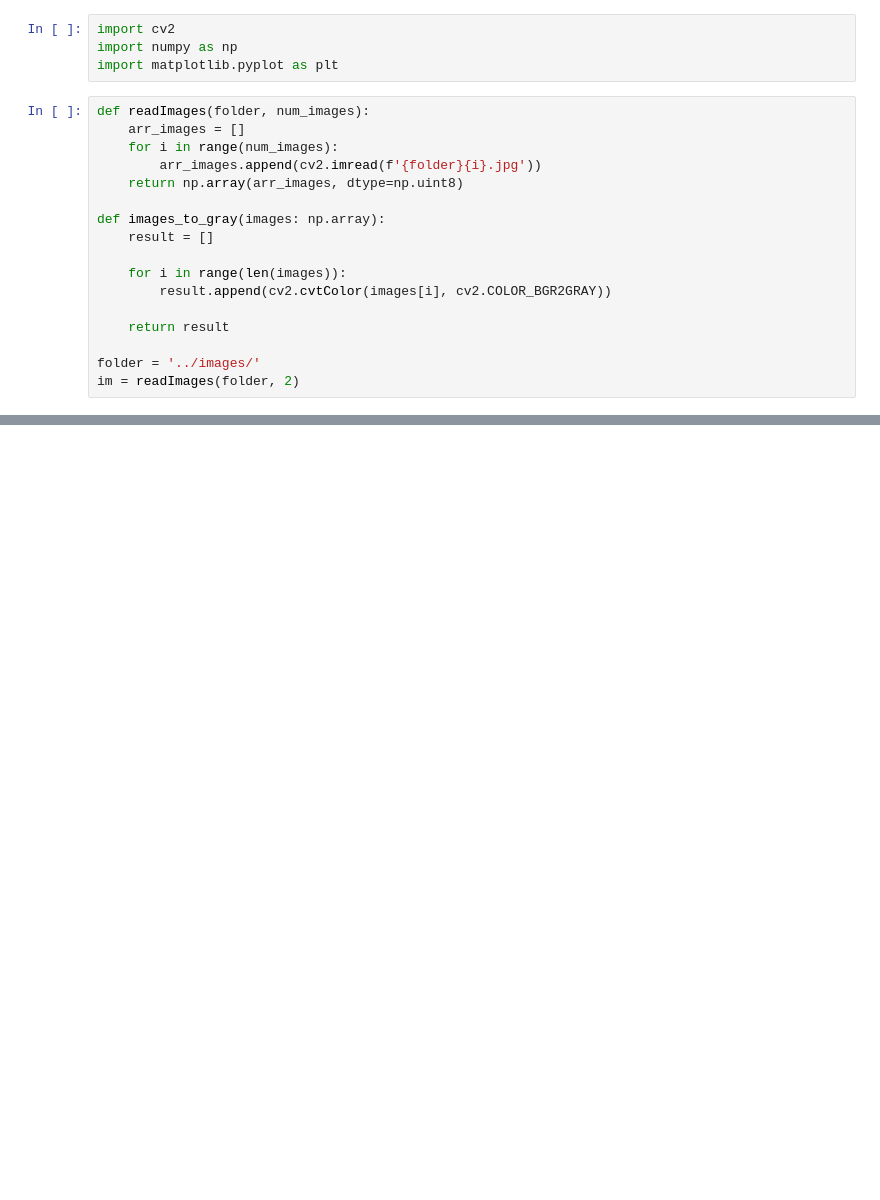
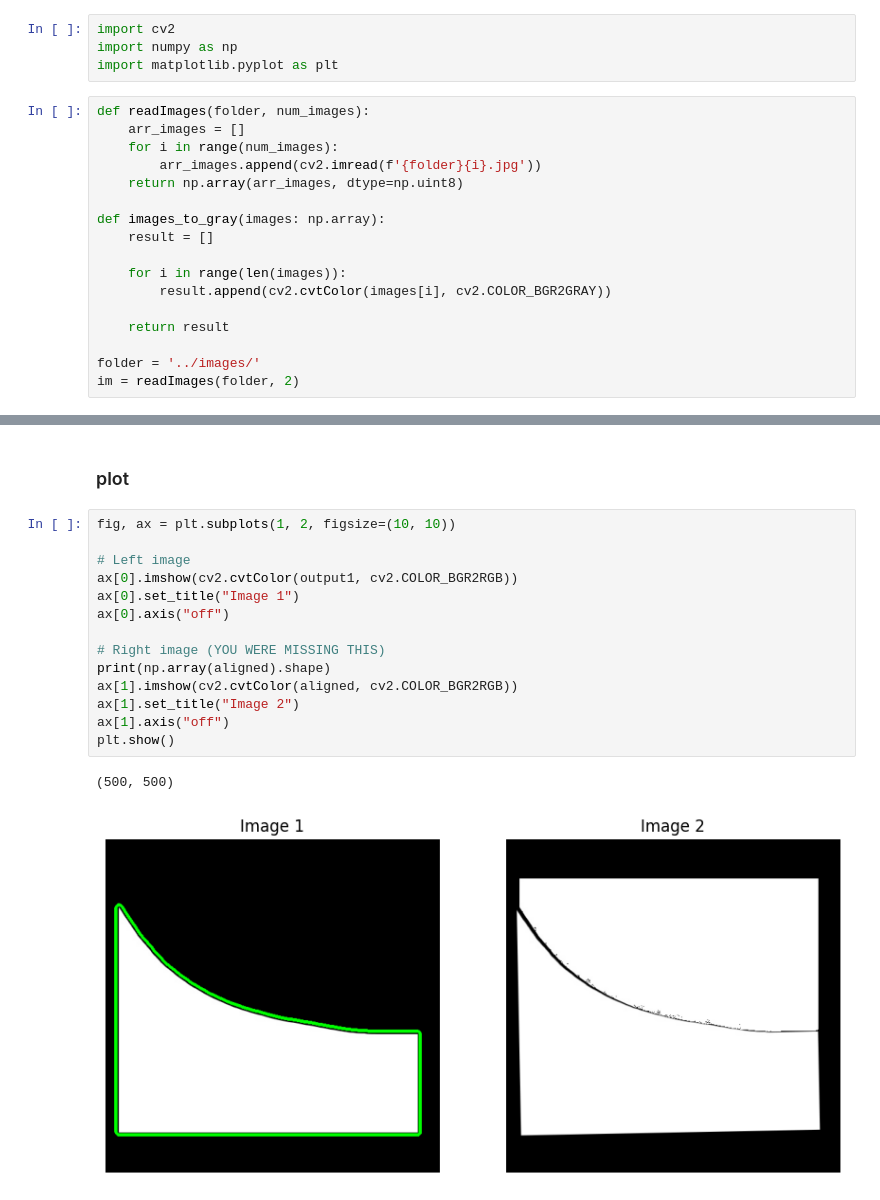
Before and after one commit to batabutter/CMSC426-Final-Project, a Jupyter notebook: notebooks/test.ipynb, the cells around one changed output, grey strips where cells are left out. Cells and saved outputs as stored; diff of their text form; blank space fills up the shorter version.

```diff
--- a/notebooks/test.ipynb
+++ b/notebooks/test.ipynb
@@ -93,0 +384,19 @@ plt.show()
+# %% [markdown]
+### plot
+# %%
+fig, ax = plt.subplots(1, 2, figsize=(10, 10))
+
+# Left image
+ax[0].imshow(cv2.cvtColor(output1, cv2.COLOR_BGR2RGB))
+ax[0].set_title("Image 1")
+ax[0].axis("off")
+
+# Right image (YOU WERE MISSING THIS)
+print(np.array(aligned).shape)
+ax[1].imshow(cv2.cvtColor(aligned, cv2.COLOR_BGR2RGB))
+ax[1].set_title("Image 2")
+ax[1].axis("off")
+plt.show()
+# %% [output]
+(500, 500)
+[figure, added]
```
Also changed, not shown: parts of 5 cells of this notebook, 11 other files.
